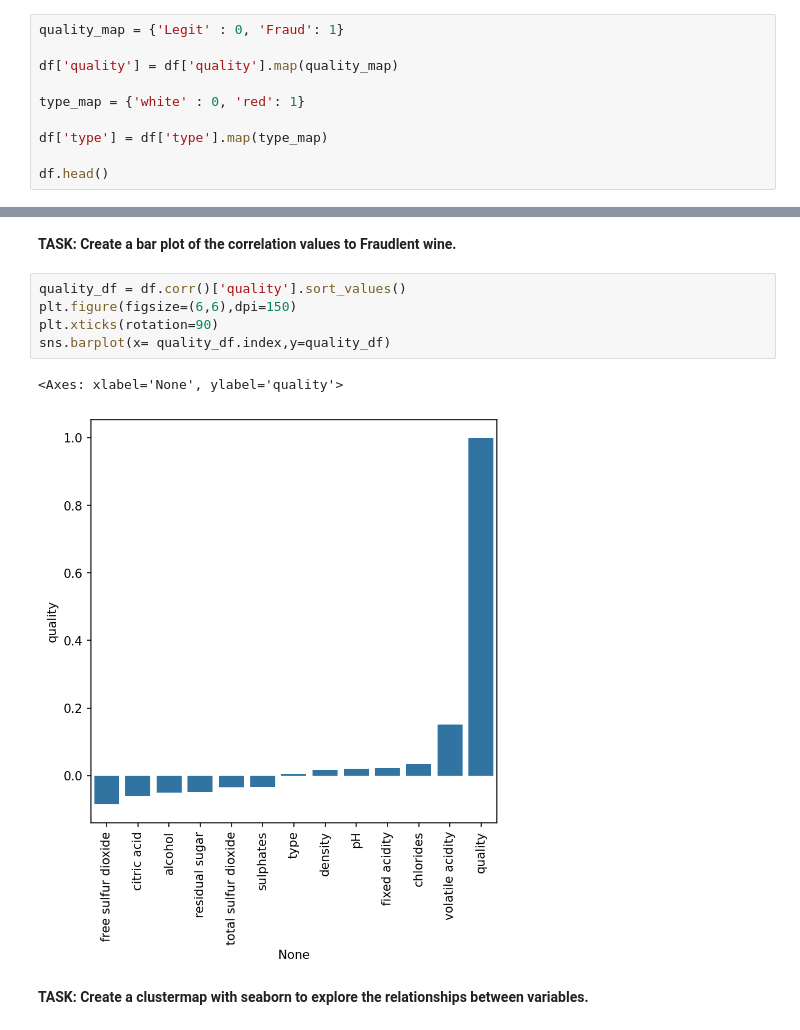
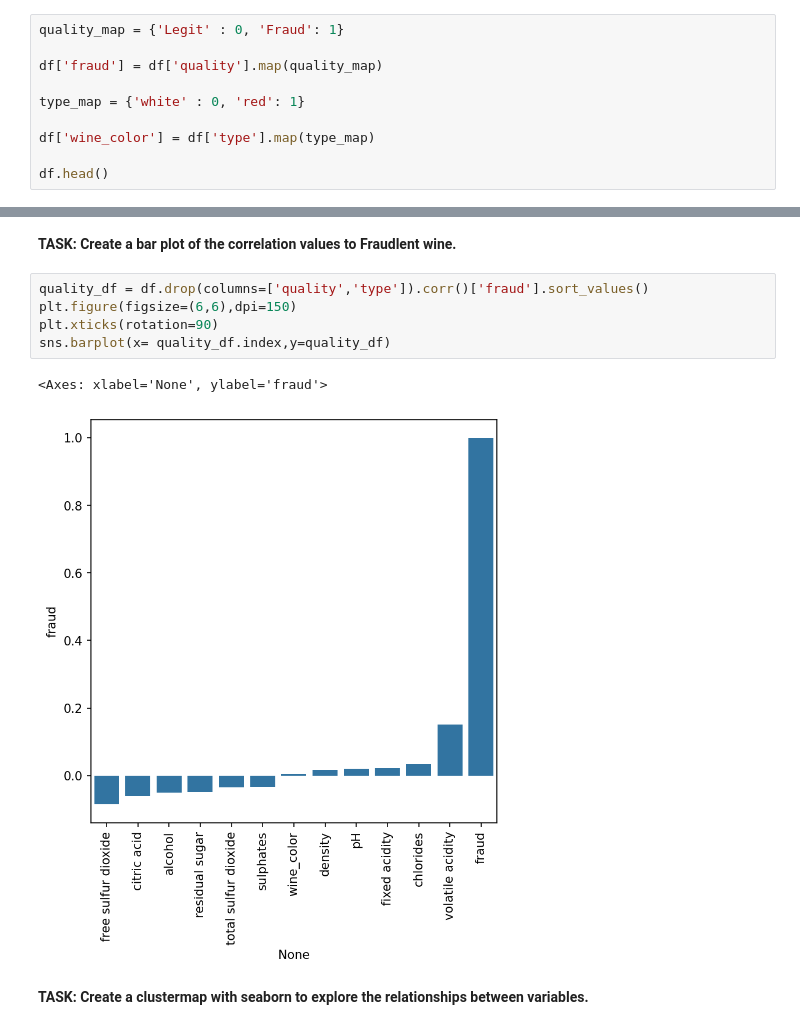
Before and after one commit to SaikatGhosh94/MachineLearningCourse, a Jupyter notebook: Hands_on_practice/Support_Vector_Machines/03_SVM_Project_Exercise.ipynb, the cells around one changed output, grey strips where cells are left out. Cells and saved outputs as stored; diff of their text form.

```diff
--- a/Hands_on_practice/Support_Vector_Machines/03_SVM_Project_Exercise.ipynb
+++ b/Hands_on_practice/Support_Vector_Machines/03_SVM_Project_Exercise.ipynb
@@ -82,11 +82,11 @@ df[(df['quality'] == 'Fraud') & (df['type'] == 'white')].size * 100/df[ (df['typ
 # %%
 quality_map = {'Legit' : 0, 'Fraud': 1}
 
-df['quality'] = df['quality'].map(quality_map)
+df['fraud'] = df['quality'].map(quality_map)
 
 type_map = {'white' : 0, 'red': 1}
 
-df['type'] = df['type'].map(type_map)
+df['wine_color'] = df['type'].map(type_map)
 
 df.head()
 # %% [output]
@@ -123,13 +123,13 @@ dtype: float64
 # %% [markdown]
 **TASK: Create a bar plot of the correlation values to Fraudlent wine.**
 # %%
-quality_df = df.corr()['quality'].sort_values()
+quality_df = df.drop(columns=['quality','type']).corr()['fraud'].sort_values()
 plt.figure(figsize=(6,6),dpi=150)
 plt.xticks(rotation=90)
 sns.barplot(x= quality_df.index,y=quality_df)
 # %% [output]
-<Axes: xlabel='None', ylabel='quality'>
+<Axes: xlabel='None', ylabel='fraud'>
-[figure, old version]
+[figure, new version]
 # %% [markdown]
 **TASK: Create a clustermap with seaborn to explore the relationships between variables.**
 # %%
```
Also changed, not shown: parts of 21 cells of this notebook.
